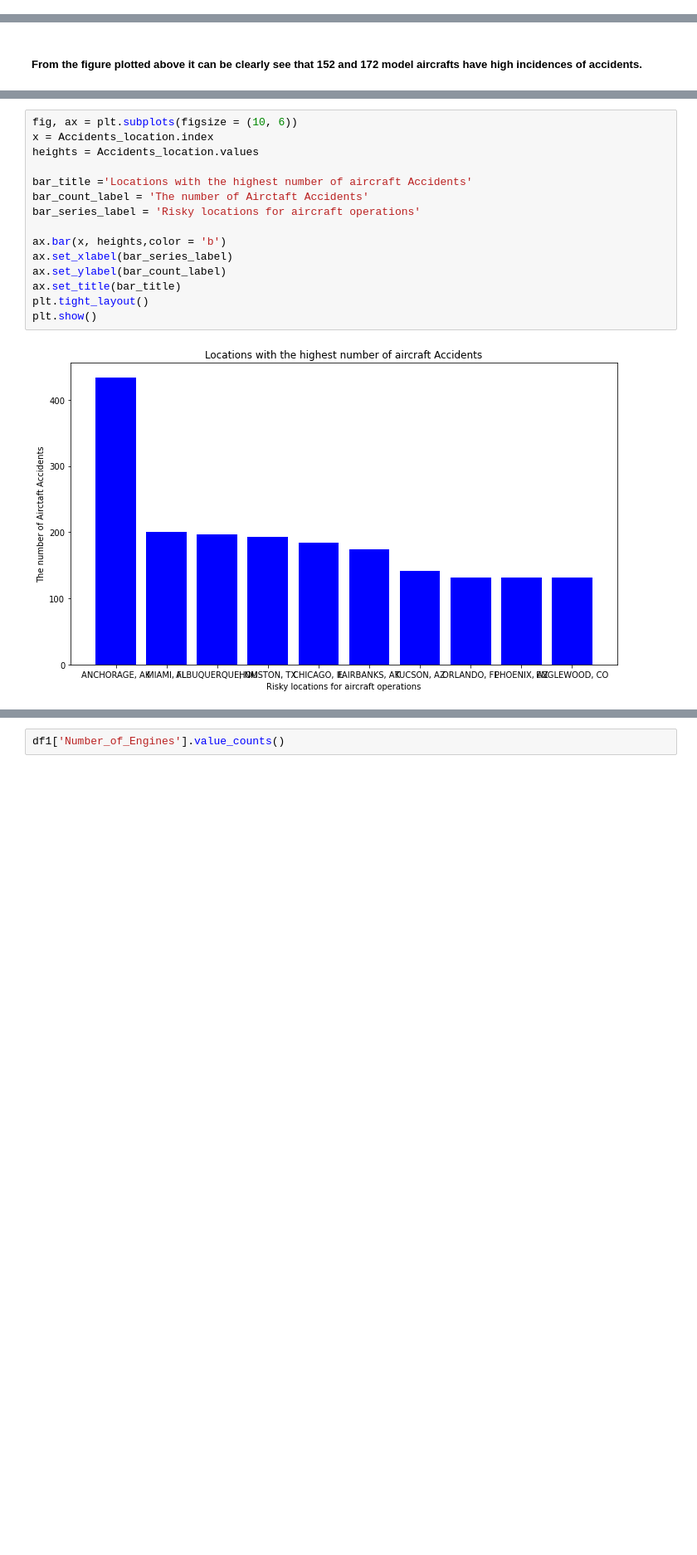
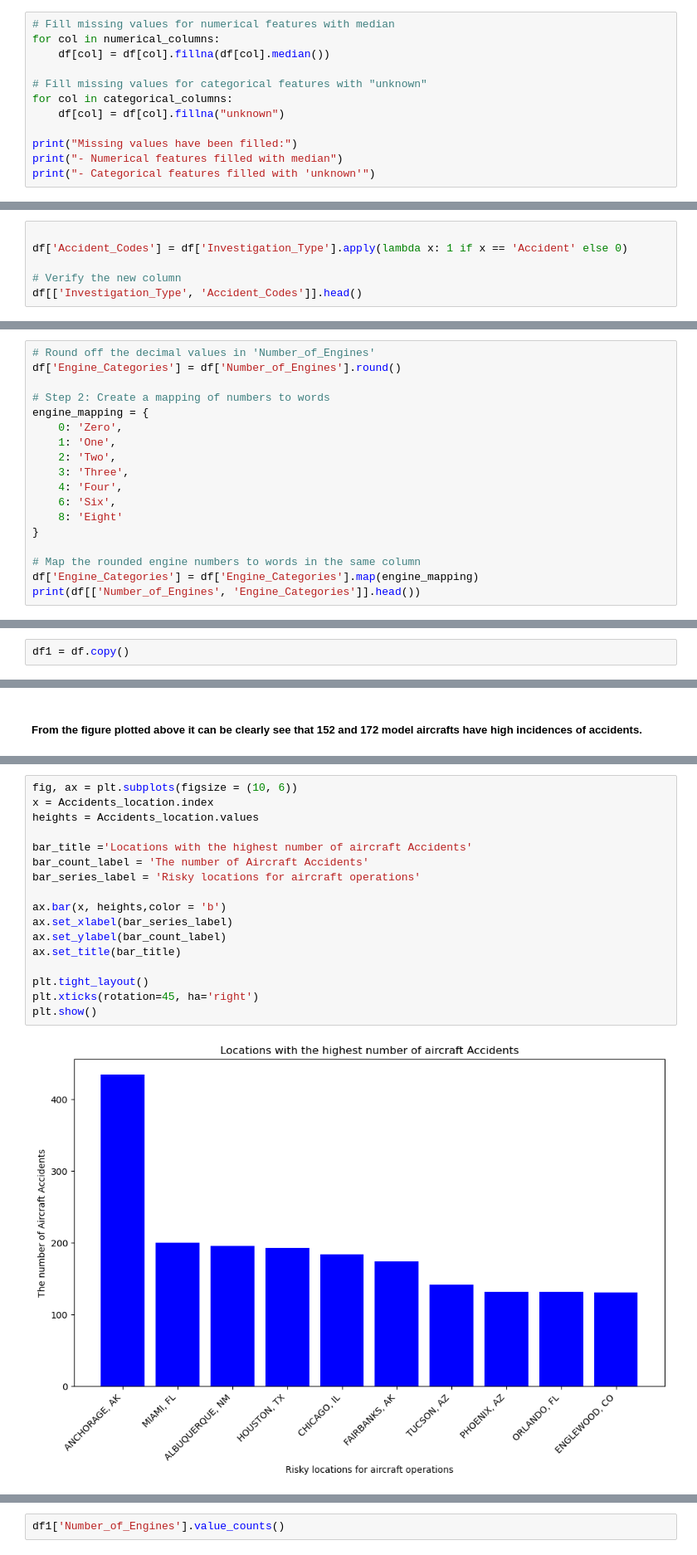
Before and after one commit to Lyster-01/phase1-project, a Jupyter notebook: index.ipynb, the cells around one changed output, grey strips where cells are left out. Shown at 83% size. Cells and saved outputs as stored; diff of their text form; blank space fills up the shorter version.

Commit message:
more visualizations

```diff
--- a/index.ipynb
+++ b/index.ipynb
@@ -380,0 +293,12 @@ df_clean['Make'] = df_clean['Make'].str.title()
+# %%
+# Fill missing values for numerical features with median
+for col in numerical_columns:
+    df[col] = df[col].fillna(df[col].median())
+
+# Fill missing values for categorical features with "unknown"
+for col in categorical_columns:
+    df[col] = df[col].fillna("unknown")
+
+print("Missing values have been filled:")
+print("- Numerical features filled with median")
+print("- Categorical features filled with 'unknown'")
@@ -380,0 +332,6 @@ df_clean['Make'] = df_clean['Make'].str.title()
+# %%
+
+df['Accident_Codes'] = df['Investigation_Type'].apply(lambda x: 1 if x == 'Accident' else 0)
+
+# Verify the new column
+df[['Investigation_Type', 'Accident_Codes']].head()
@@ -380,0 +347,18 @@ df_clean['Make'] = df_clean['Make'].str.title()
+# %%
+# Round off the decimal values in 'Number_of_Engines'
+df['Engine_Categories'] = df['Number_of_Engines'].round()
+
+# Step 2: Create a mapping of numbers to words
+engine_mapping = {
+    0: 'Zero',
+    1: 'One',
+    2: 'Two',
+    3: 'Three',
+    4: 'Four',
+    6: 'Six',
+    8: 'Eight'
+}
+
+# Map the rounded engine numbers to words in the same column
+df['Engine_Categories'] = df['Engine_Categories'].map(engine_mapping)
+print(df[['Number_of_Engines', 'Engine_Categories']].head())
@@ -410 +385,3 @@ df1.head()
+# %%
+df1 = df.copy()
 # %% [markdown]
@@ -552,18 +551,20 @@ dtype: int64
 # %%
 fig, ax = plt.subplots(figsize = (10, 6))
 x = Accidents_location.index
 heights = Accidents_location.values
 
 bar_title ='Locations with the highest number of aircraft Accidents'
-bar_count_label = 'The number of Airctaft Accidents'
+bar_count_label = 'The number of Aircraft Accidents'
 bar_series_label = 'Risky locations for aircraft operations'
 
 ax.bar(x, heights,color = 'b')
 ax.set_xlabel(bar_series_label)
 ax.set_ylabel(bar_count_label)
 ax.set_title(bar_title)
+
 plt.tight_layout()
+plt.xticks(rotation=45, ha='right')
 plt.show()
 # %% [output]
-[figure, old version]
+[figure, new version]
 # %% [markdown]
```
Also changed, not shown: parts of 99 cells of this notebook.
